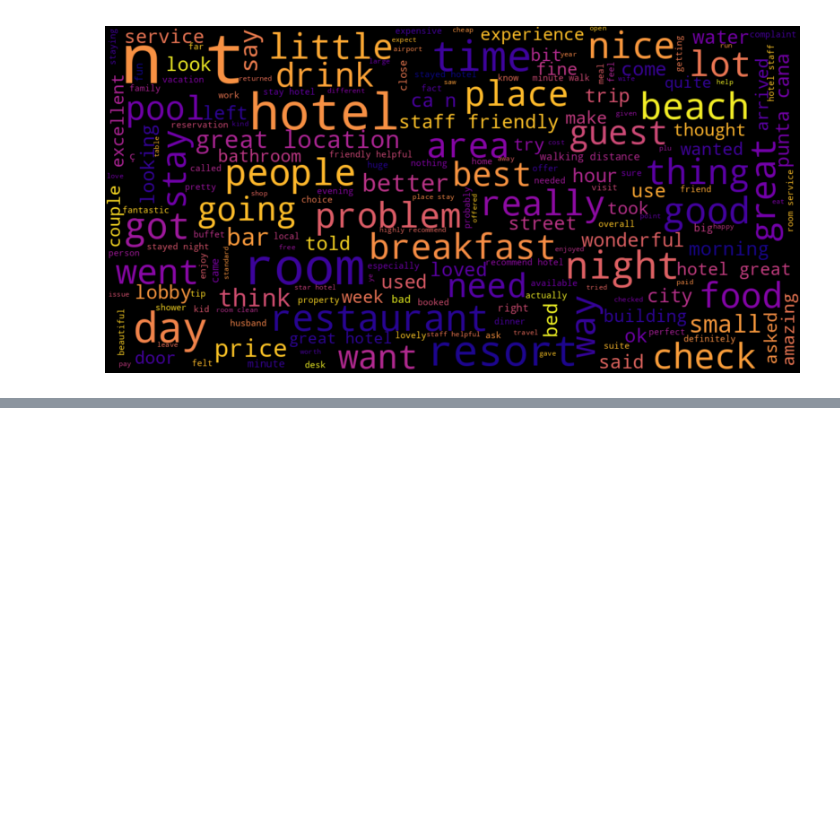
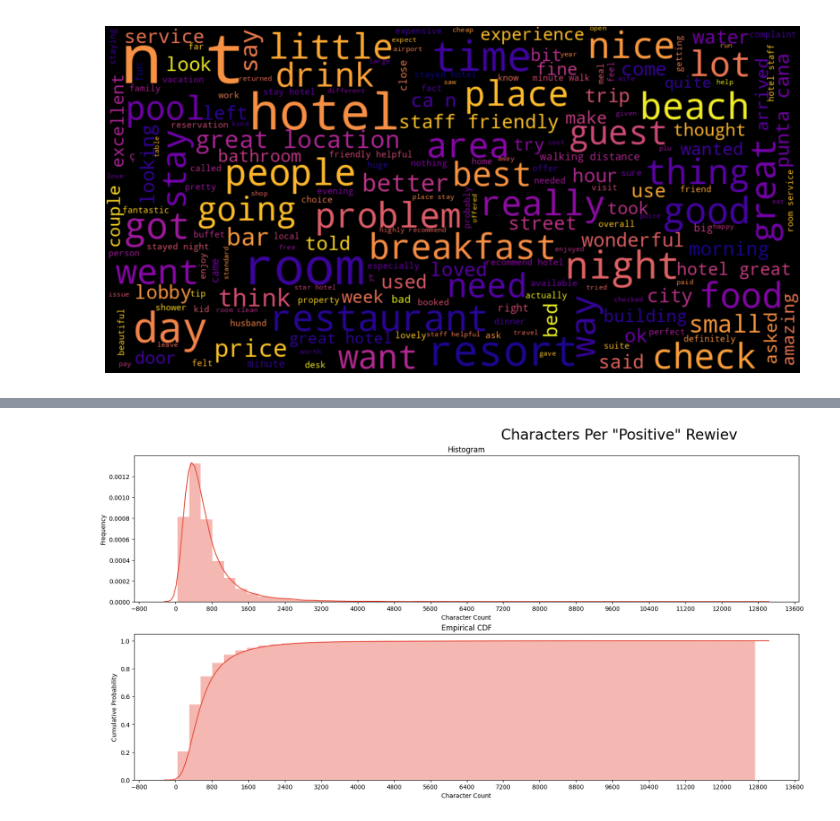
Before and after one commit to hodades/Mastering-Sentiment-Analysis-with-Transformers-An-In-Depth-Guide, a Jupyter notebook: Mastering_Sentiment_Analysis_with_Transformers_An_In_Depth_Guide.ipynb, the cells around one changed output, grey strips where cells are left out. Cells and saved outputs as stored; diff of their text form; code cells hidden in the pictures; blank space fills up the shorter version.

```diff
--- a/Mastering_Sentiment_Analysis_with_Transformers_An_In_Depth_Guide.ipynb
+++ b/Mastering_Sentiment_Analysis_with_Transformers_An_In_Depth_Guide.ipynb
@@ -443,0 +603,5 @@ show_wordcloud(df["Review"].values)
+# %%
+plot_dist3(df[df['label'] == 2], 'Character Count',
+           'Characters Per "Positive" Rewiev')
+# %% [output]
+[figure, added]
```
Also changed, not shown: parts of 31 cells of this notebook.
